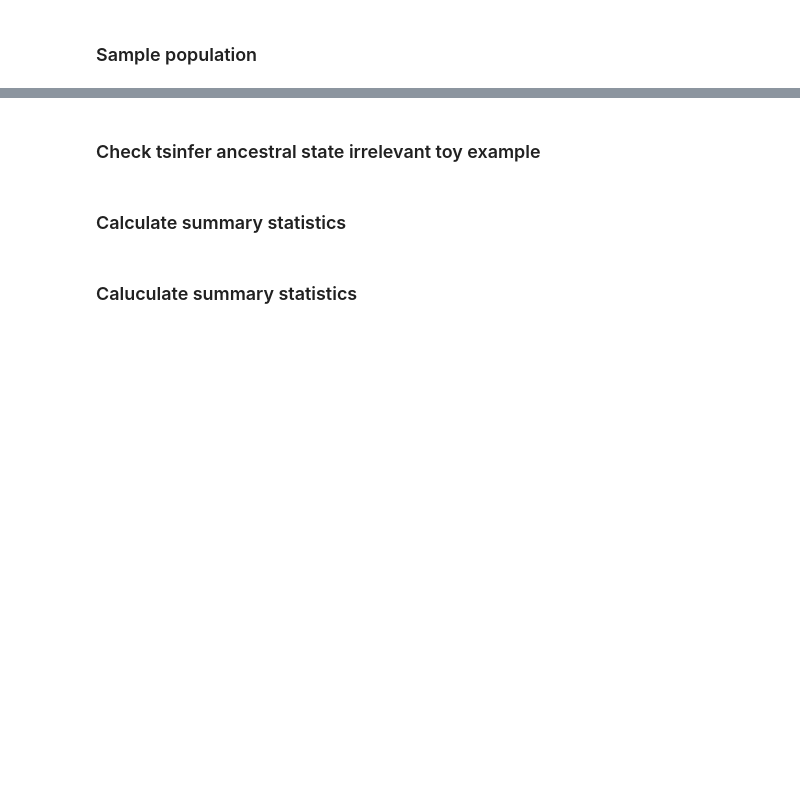
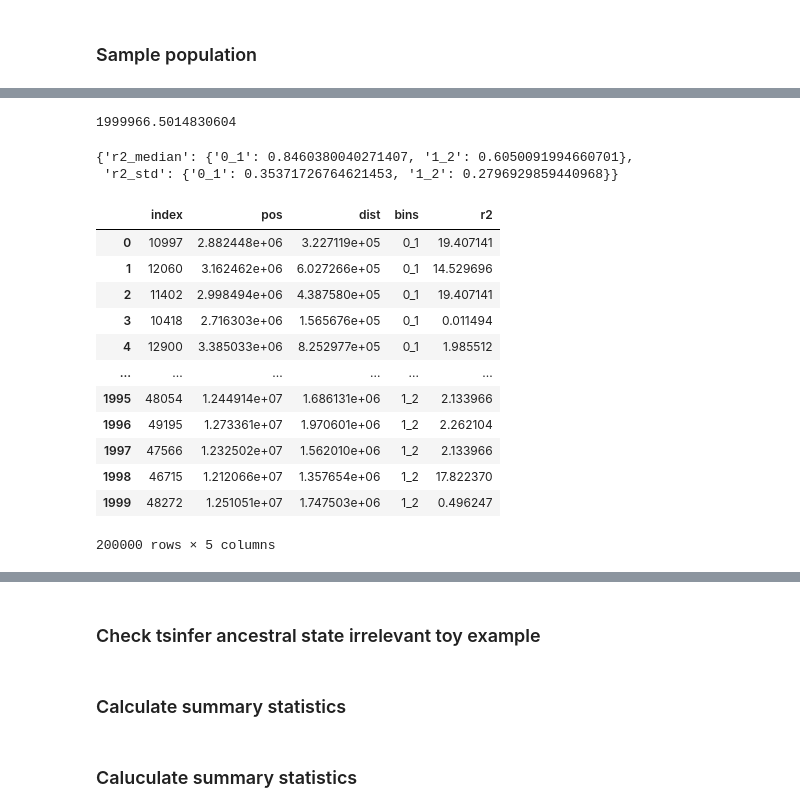
Before and after one commit to danielward27/wildcats, a Jupyter notebook: scripts/sum_stats_example.ipynb, the cells around one changed output, grey strips where cells are left out. Drawn from its saved outputs; the diff is of its cells as text; code cells hidden in the pictures; blank space fills up the shorter version.

```diff
--- a/scripts/sum_stats_example.ipynb
+++ b/scripts/sum_stats_example.ipynb
@@ -172,0 +122,25 @@ pop_names = ["domestic", "wild", "captive", "all_pops"]
+# %%
+df2["dist"].max()
+# %% [output]
+1999966.5014830604
+# %%
+r2_stats = df.groupby("bins")["r2"].agg([np.median, np.std]).add_prefix("r2_").to_dict()  # Just use more bins not iqr
+# %% [output]
+{'r2_median': {'0_1': 0.8460380040271407, '1_2': 0.6050091994660701},
+ 'r2_std': {'0_1': 0.35371726764621453, '1_2': 0.2796929859440968}}
+# %%
+data.genotypes["all_pops"]
+# %% [output]
+|  | index | pos | dist | bins | r2 |
+| 0 | 10997 | 2.882448e+06 | 3.227119e+05 | 0_1 | 19.407141 |
+| 1 | 12060 | 3.162462e+06 | 6.027266e+05 | 0_1 | 14.529696 |
+| 2 | 11402 | 2.998494e+06 | 4.387580e+05 | 0_1 | 19.407141 |
+| 3 | 10418 | 2.716303e+06 | 1.565676e+05 | 0_1 | 0.011494 |
+| 4 | 12900 | 3.385033e+06 | 8.252977e+05 | 0_1 | 1.985512 |
+| ... | ... | ... | ... | ... | ... |
+| 1995 | 48054 | 1.244914e+07 | 1.686131e+06 | 1_2 | 2.133966 |
+| 1996 | 49195 | 1.273361e+07 | 1.970601e+06 | 1_2 | 2.262104 |
+| 1997 | 47566 | 1.232502e+07 | 1.562010e+06 | 1_2 | 2.133966 |
+| 1998 | 46715 | 1.212066e+07 | 1.357654e+06 | 1_2 | 17.822370 |
+| 1999 | 48272 | 1.251051e+07 | 1.747503e+06 | 1_2 | 0.496247 |
+200000 rows × 5 columns
```
Also changed, not shown: parts of 47 cells of this notebook, 3 other files.
